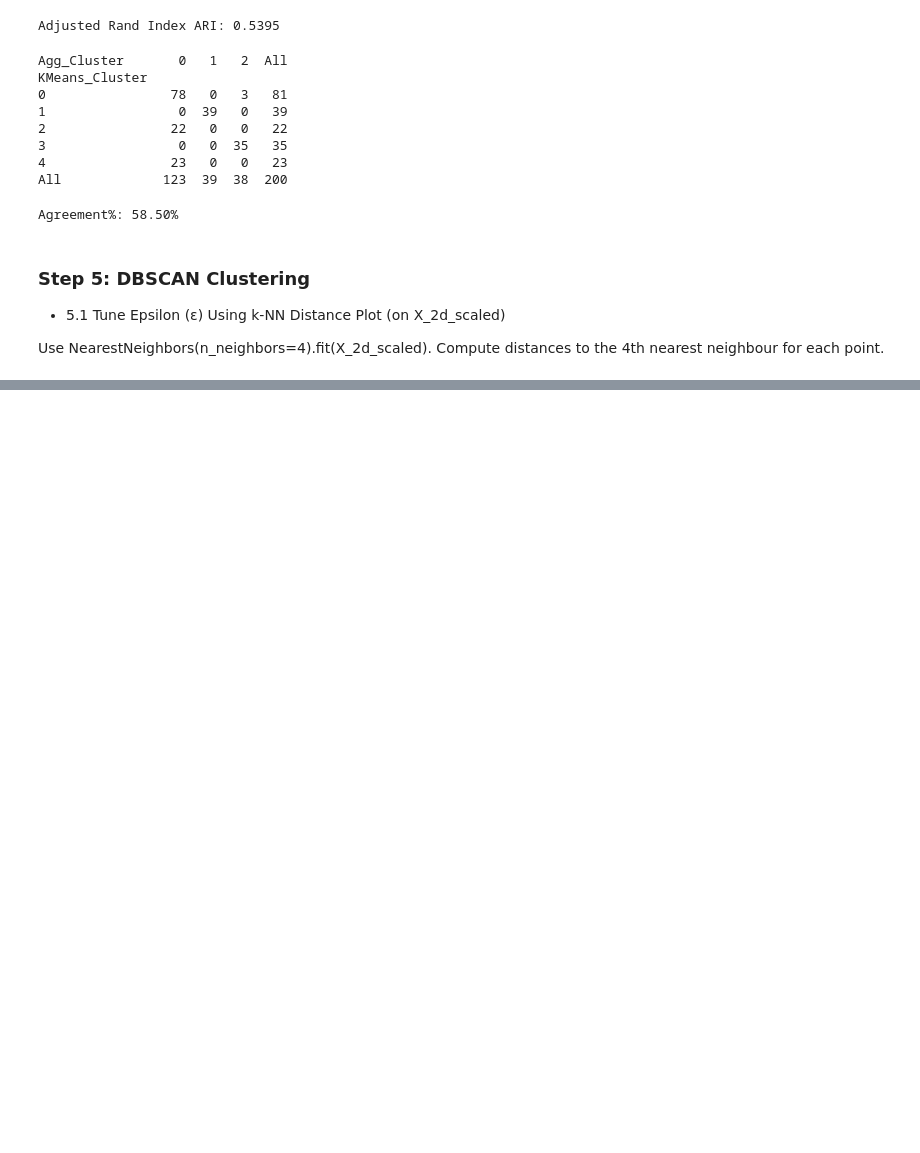
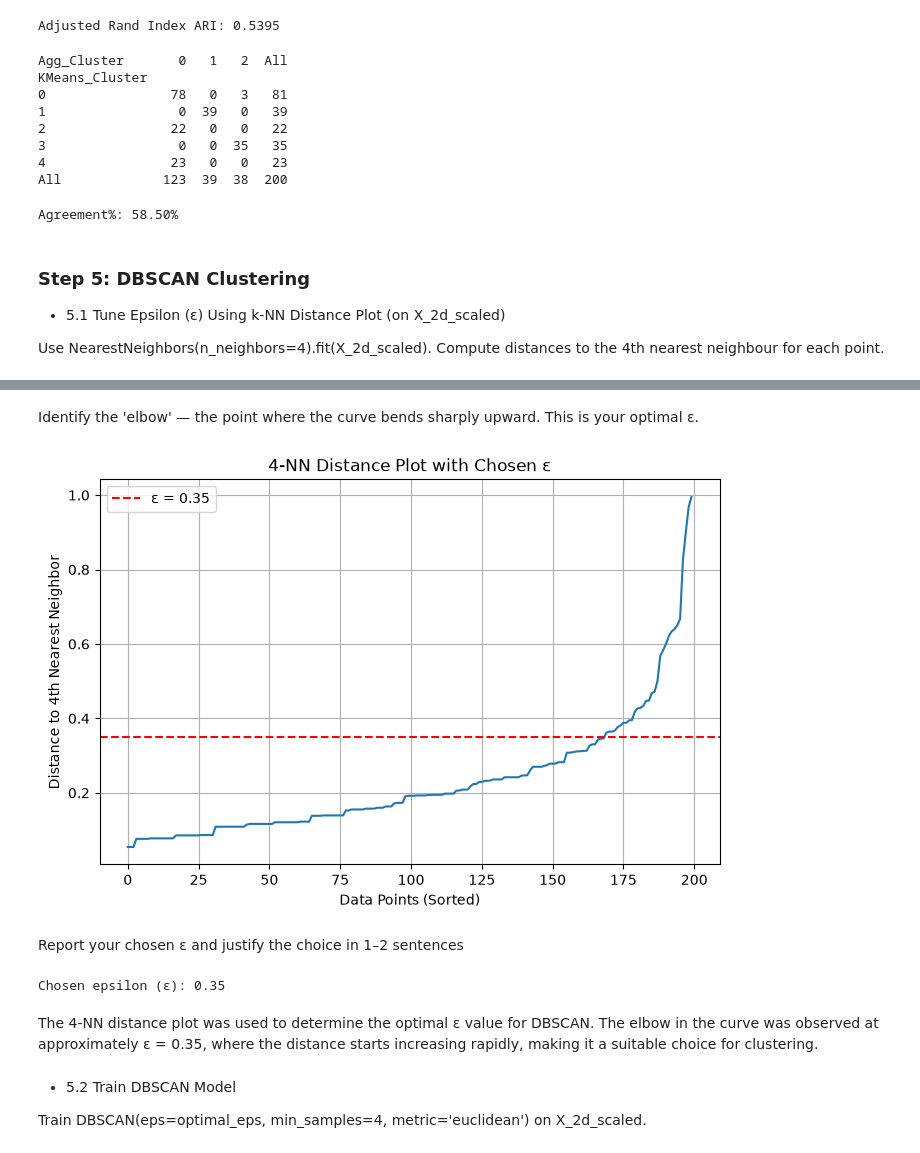
Before and after one commit to adityasavaliya01/New-practice, a Jupyter notebook: ML unsuper/practical/MallShopperSegmentation_UnsupervisedLearning.ipynb, the cells around one changed output, grey strips where cells are left out. Saved outputs shown, nothing was run; the diff lists cells and outputs as text; code cells hidden in the pictures; blank space fills up the shorter version.

```diff
--- a/ML unsuper/practical/practical.ipynb
+++ b/ML unsuper/practical/MallShopperSegmentation_UnsupervisedLearning.ipynb
@@ -968,0 +987,30 @@ k_distances = distances[:, 3]
+# %% [markdown]
+Identify the 'elbow' — the point where the curve bends sharply upward. This is your optimal ε.
+# %%
+epsilon = 0.35
+
+plt.figure(figsize=(8,5))
+
+plt.plot(k_distances)
+plt.axhline(y=epsilon,color='red',linestyle='--',label=f'ε = {epsilon}')
+
+plt.title("4-NN Distance Plot with Chosen ε")
+plt.xlabel("Data Points (Sorted)")
+plt.ylabel("Distance to 4th Nearest Neighbor")
+plt.legend()
+plt.grid(True)
+plt.show()
+# %% [output]
+[figure, added]
+# %% [markdown]
+Report your chosen ε and justify the choice in 1–2 sentences
+# %%
+print("Chosen epsilon (ε):", epsilon)
+# %% [output]
+Chosen epsilon (ε): 0.35
+# %% [markdown]
+The 4-NN distance plot was used to determine the optimal ε value for DBSCAN. The elbow in the curve was observed at approximately ε = 0.35, where the distance starts increasing rapidly, making it a suitable choice for clustering.
+# %% [markdown]
+* 5.2  Train DBSCAN Model
+
+Train DBSCAN(eps=optimal_eps, min_samples=4, metric='euclidean') on X_2d_scaled.
```
Also changed, not shown: parts of 36 cells of this notebook.
